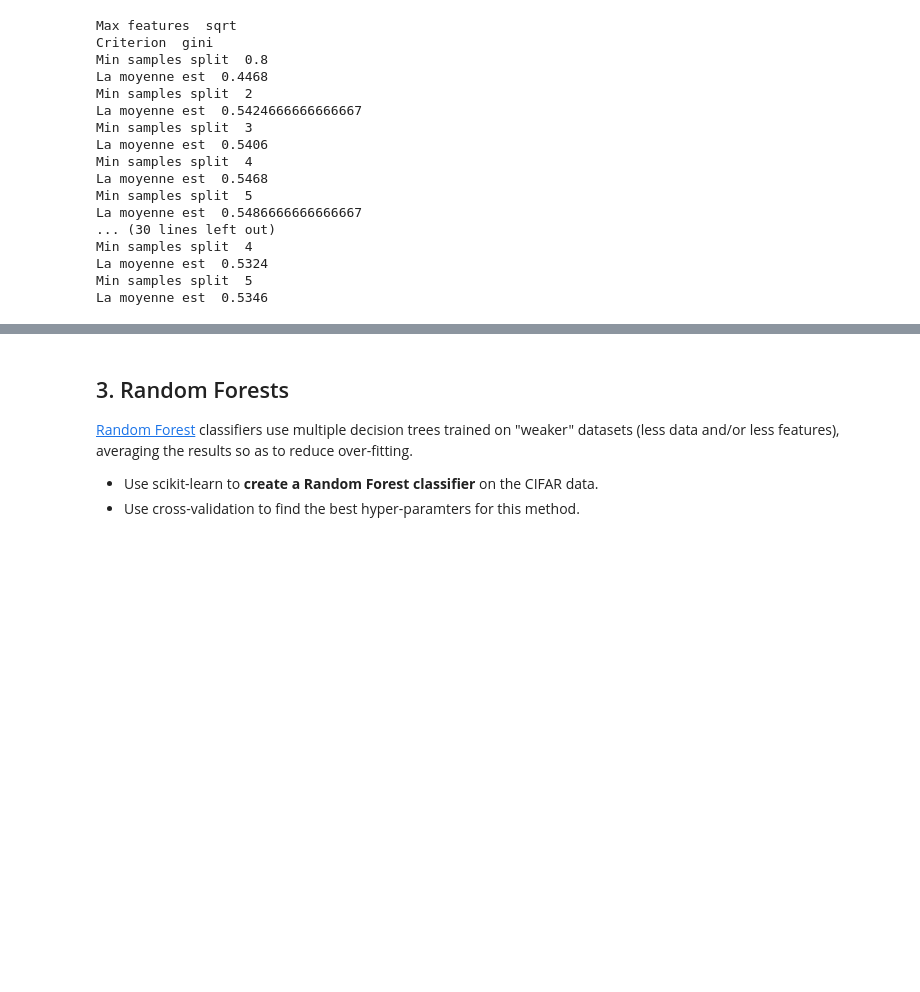
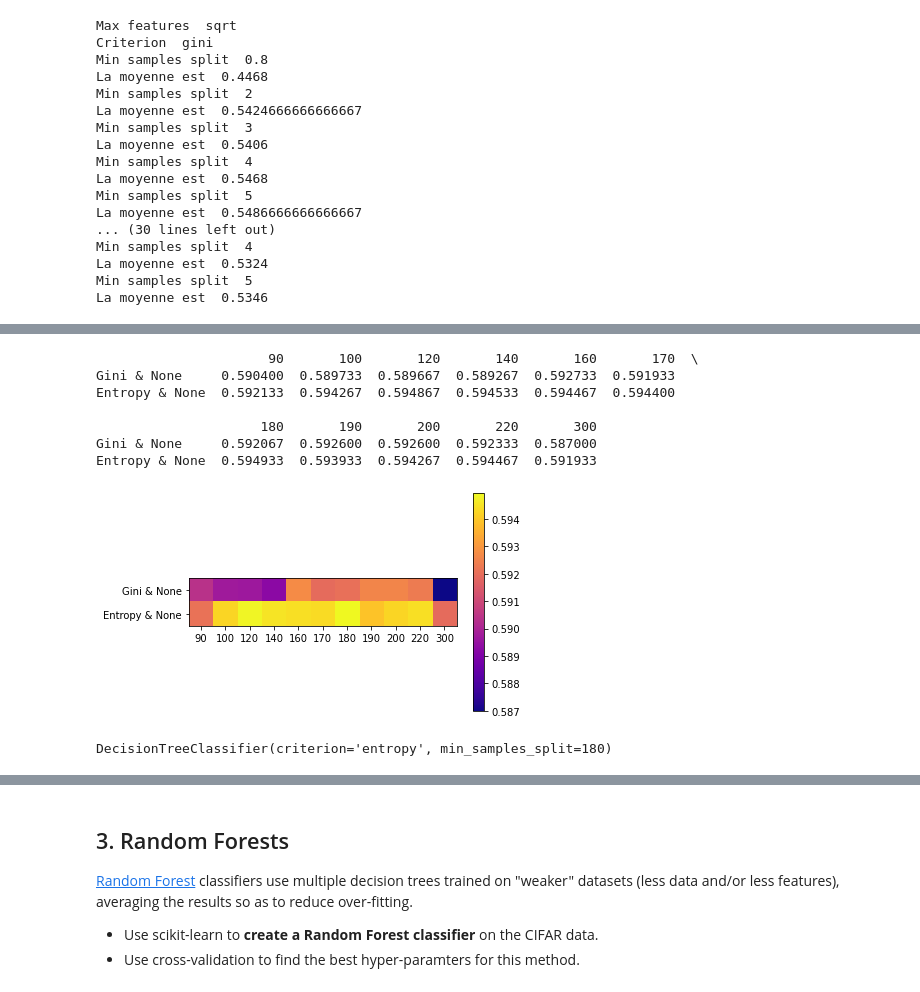
Before and after one commit to jszpirer/info-h-501, a Jupyter notebook: docs/LABS/ML1_Nearest_Neighbours_and_Decision_Trees.ipynb, the cells around one changed output, grey strips where cells are left out. Cells and saved outputs as stored; diff of their text form; code cells hidden in the pictures; blank space fills up the shorter version.

```diff
--- a/docs/LABS/ML1_Nearest_Neighbours_and_Decision_Trees.ipynb
+++ b/docs/LABS/ML1_Nearest_Neighbours_and_Decision_Trees.ipynb
@@ -312,3 +461,5 @@ min_samples_split = [2, 4, 5, 7, 9, 10]
+# %%
+min_samples_split = [45, 50, 60]
 # %%
 for m in min_samples_split:
     print("Min samples split ", m)
@@ -331,0 +536,15 @@ La moyenne est  0.5758666666666666
+# %%
+min_samples_split = [90, 100, 120, 140, 160, 170, 180, 190, 200, 220, 300]
+# %%
+final_list = []
+for c in criterion:
+    list_c = []
+    print("Criterion ", c)
+    for m in min_samples_split:
+        print("Min samples split ", m)
+        clf = tree.DecisionTreeClassifier(splitter="best", criterion=c, min_samples_split=m)
+        scores = cross_val_score(clf,dataset.train['hog'],dataset.train['labels'])
+        mean = np.mean(scores)
+        list_c.append(mean)
+        print("La moyenne est ", mean)
+    final_list.append(list_c)
@@ -331,0 +569,38 @@ La moyenne est  0.5758666666666666
+# %%
+import pandas as pd
+import matplotlib.pyplot as plt
+
+def create_table(column_names, row_names, matrix):
+    df = pd.DataFrame(matrix, columns=column_names, index=row_names)
+    return df
+
+# Exemple d'utilisation
+columns = ['90', '100', '120', '140', '160', '170', '180', '190', '200', '220', '300']
+rows = ['Gini & None','Entropy & None']
+data = final_list
+
+tableau = create_table(columns, rows, data)
+
+# Affichage du tableau
+print(tableau)
+
+# Création de l'image à partir du tableau
+plt.imshow(tableau.values, cmap='plasma', interpolation='nearest')
+plt.colorbar()
+plt.xticks(range(len(columns)), columns)
+plt.yticks(range(len(rows)), rows)
+plt.show()
+# %% [output]
+                      90       100       120       140       160       170  \
+Gini & None     0.590400  0.589733  0.589667  0.589267  0.592733  0.591933
+Entropy & None  0.592133  0.594267  0.594867  0.594533  0.594467  0.594400
+
+                     180       190       200       220       300
+Gini & None     0.592067  0.592600  0.592600  0.592333  0.587000
+Entropy & None  0.594933  0.593933  0.594267  0.594467  0.591933
+[figure, added]
+# %%
+clf = tree.DecisionTreeClassifier(splitter="best", criterion="entropy", min_samples_split=180)
+clf.fit( dataset.train['hog'], dataset.train['labels'] )
+# %% [output]
+DecisionTreeClassifier(criterion='entropy', min_samples_split=180)
```
Also changed, not shown: parts of 17 cells of this notebook, 3 other files.
